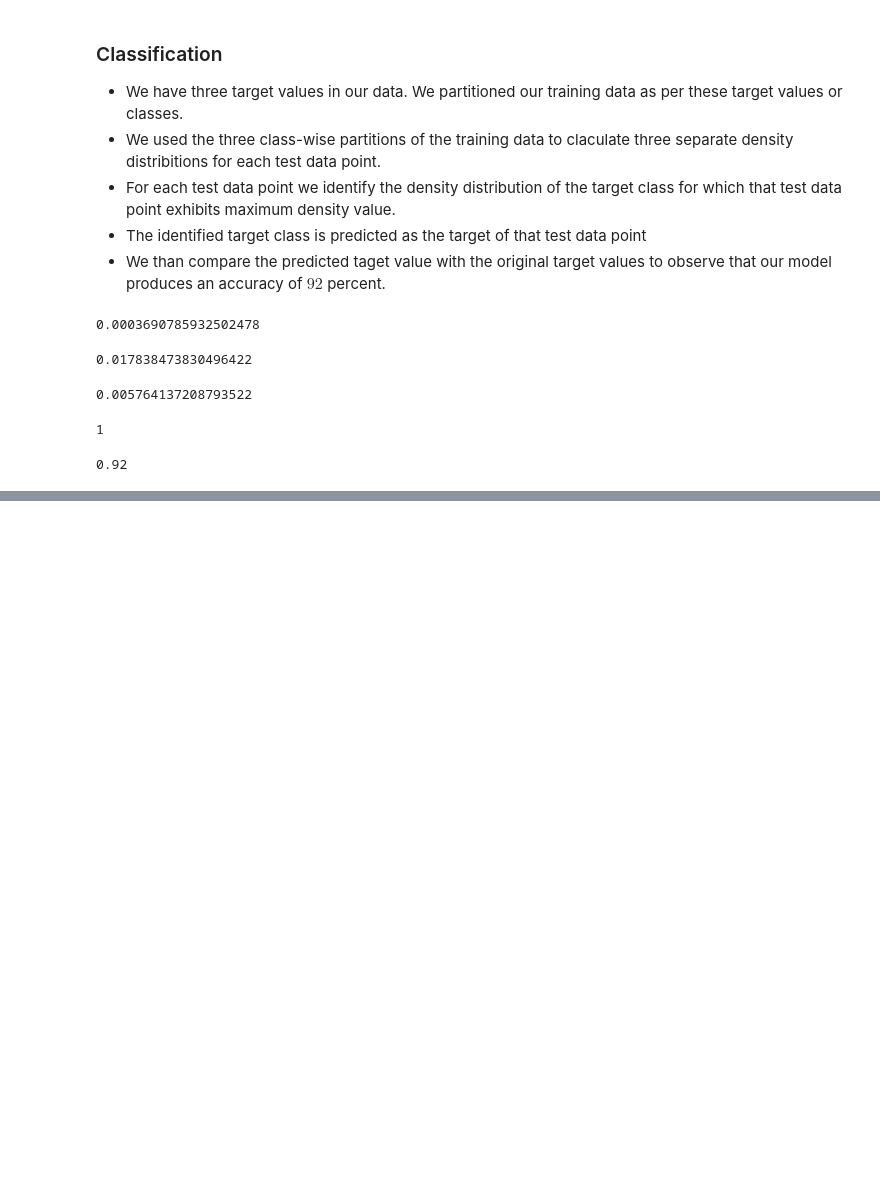
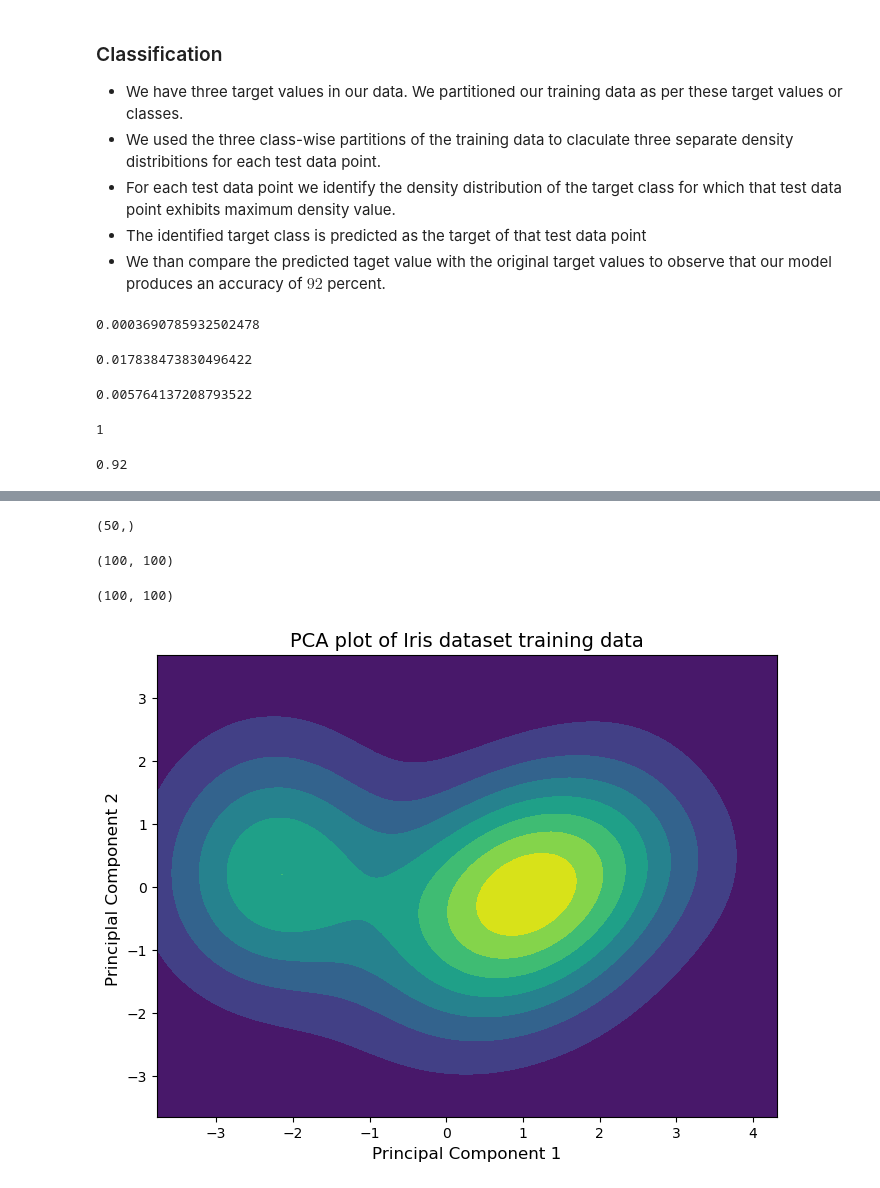
Before and after one commit to Shardakorba/kernel_density_estimation, a Jupyter notebook: KDE_iris_data.ipynb, the cells around one changed output, grey strips where cells are left out. Drawn from its saved outputs; the diff is of its cells as text; code cells hidden in the pictures; blank space fills up the shorter version.

```diff
--- a/KDE_iris_data.ipynb
+++ b/KDE_iris_data.ipynb
@@ -195,0 +305,46 @@ np.sum(np.array(predicted_classes)==target_test)/len(target_test)
+# %%
+def k_pca(x,H,d=2):
+    H_inv=np.linalg.inv(H)
+    xt=np.matrix.transpose(x)
+    y_1=np.matmul(xt,H_inv)
+    y=np.matmul(y_1,x)
+    exponent=np.exp(-0.5*y)
+    t_1=1/np.sqrt(np.linalg.det(H))
+    t_2=(2*np.pi)**(-d/2)
+    t=t_1*t_2*exponent
+    return t
+# %%
+def density_gen_pca(X1_grid, X2_grid, data_pca):
+    density_list=[]
+    for r in range(len(X1_grid[0])):
+        for c in range (len(X1_grid[1])):
+            s=0
+            for i in range(len(data_pca)):
+                xi=data_pca[i]
+                dif=np.array([X1_grid[r][c],X2_grid[r][c]])-xi
+                s=s+k_pca(dif,np.array([[1, 0],[0, 1]]))
+            density_list.append(s/len(data_pca))
+    return np.reshape(np.array(density_list), X1_grid.shape)
+# %%
+density_list.shape
+# %% [output]
+(50,)
+# %%
+X1_grid.shape
+# %% [output]
+(100, 100)
+# %%
+grid_density_train_pca=density_gen_pca(X1_grid, X2_grid, data_pca)
+# %%
+ grid_density_train_pca.shape
+# %% [output]
+(100, 100)
+# %%
+plt.figure(figsize=(8,6))
+CS = plt.contourf(X1_grid, X2_grid, grid_density_train_pca)
+plt.xlabel("Principal Component 1",fontsize=12)
+plt.ylabel("Principlal Component 2 ",fontsize=12)
+plt.title("PCA plot of Iris dataset training data",fontsize=14)
+plt.savefig("iris_pca.png", dpi=600)
+# %% [output]
+[figure, added]
```
Also changed, not shown: parts of 50 cells of this notebook.
